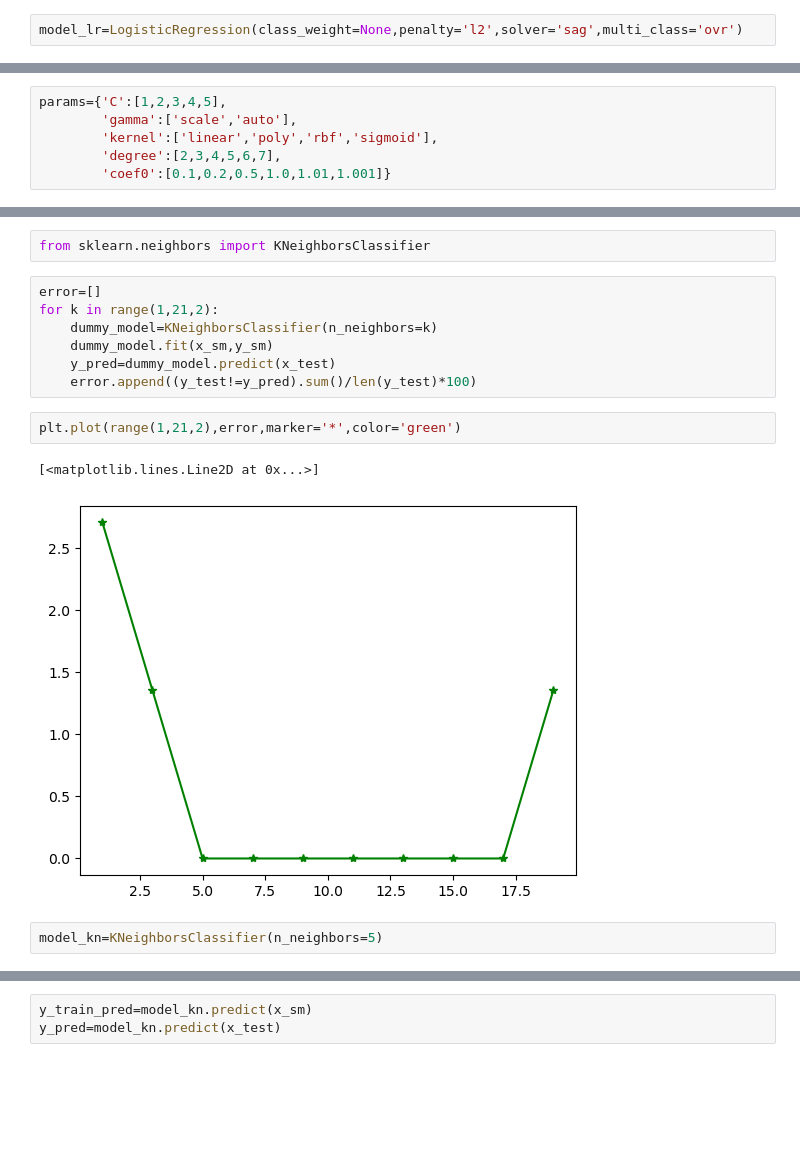
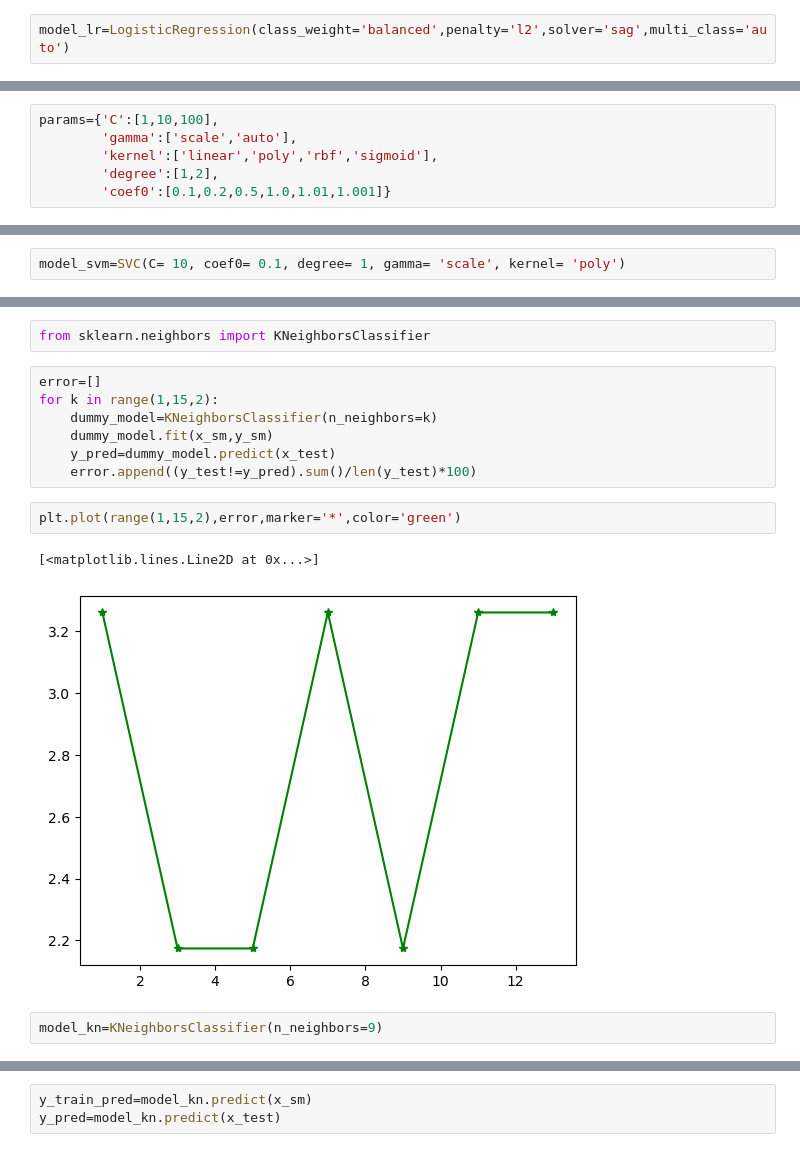
Before and after one commit to NuneShashank/Skin_Disorder, a Jupyter notebook: code.ipynb, the cells around one changed output, grey strips where cells are left out. Saved outputs shown, nothing was run; the diff lists cells and outputs as text; blank space fills up the shorter version.

```diff
--- a/code.ipynb
+++ b/code.ipynb
@@ -818,5 +821,5 @@ grid.best_score_
 # %%
-model_lr=LogisticRegression(class_weight=None,penalty='l2',solver='sag',multi_class='ovr')
+model_lr=LogisticRegression(class_weight='balanced',penalty='l2',solver='sag',multi_class='auto')
 # %%
 model_lr.fit(x_sm,y_sm)
 # %% [output]
@@ -968,10 +972,10 @@ weighted avg       0.99      0.99      0.99       516
 # %%
 cv=StratifiedKFold(n_splits=5)
 # %%
-params={'C':[1,2,3,4,5],
+params={'C':[1,10,100],
         'gamma':['scale','auto'],
         'kernel':['linear','poly','rbf','sigmoid'],
-        'degree':[2,3,4,5,6,7],
+        'degree':[1,2],
         'coef0':[0.1,0.2,0.5,1.0,1.01,1.001]}
 # %%
 grid=GridSearchCV(estimator=model_svm,param_grid=params,scoring='accuracy',n_jobs=-1,cv=cv,verbose=3)
@@ -998,5 +1001,7 @@ grid.best_score_
 # %%
 model_svm=SVC(C= 1, coef0= 1.0, degree= 3, gamma= 'scale', kernel= 'poly')
+# %%
+model_svm=SVC(C= 10, coef0= 0.1, degree= 1, gamma= 'scale', kernel= 'poly')
 # %%
 model_svm.fit(x_sm,y_sm)
 # %% [output]
@@ -1066,18 +1072,18 @@ Mean of cross validation score: 0.9726397630507219
 from sklearn.neighbors import KNeighborsClassifier
 # %%
 error=[]
-for k in range(1,21,2):
+for k in range(1,15,2):
     dummy_model=KNeighborsClassifier(n_neighbors=k)
     dummy_model.fit(x_sm,y_sm)
     y_pred=dummy_model.predict(x_test)
     error.append((y_test!=y_pred).sum()/len(y_test)*100)
 # %%
-plt.plot(range(1,21,2),error,marker='*',color='green')
+plt.plot(range(1,15,2),error,marker='*',color='green')
 # %% [output]
 [<matplotlib.lines.Line2D at 0x...>]
-[figure, old version]
+[figure, new version]
 # %%
-model_kn=KNeighborsClassifier(n_neighbors=5)
+model_kn=KNeighborsClassifier(n_neighbors=9)
 # %%
 model_kn.fit(x_sm,y_sm)
 # %% [output]
```
Also changed, not shown: parts of 96 cells of this notebook.
